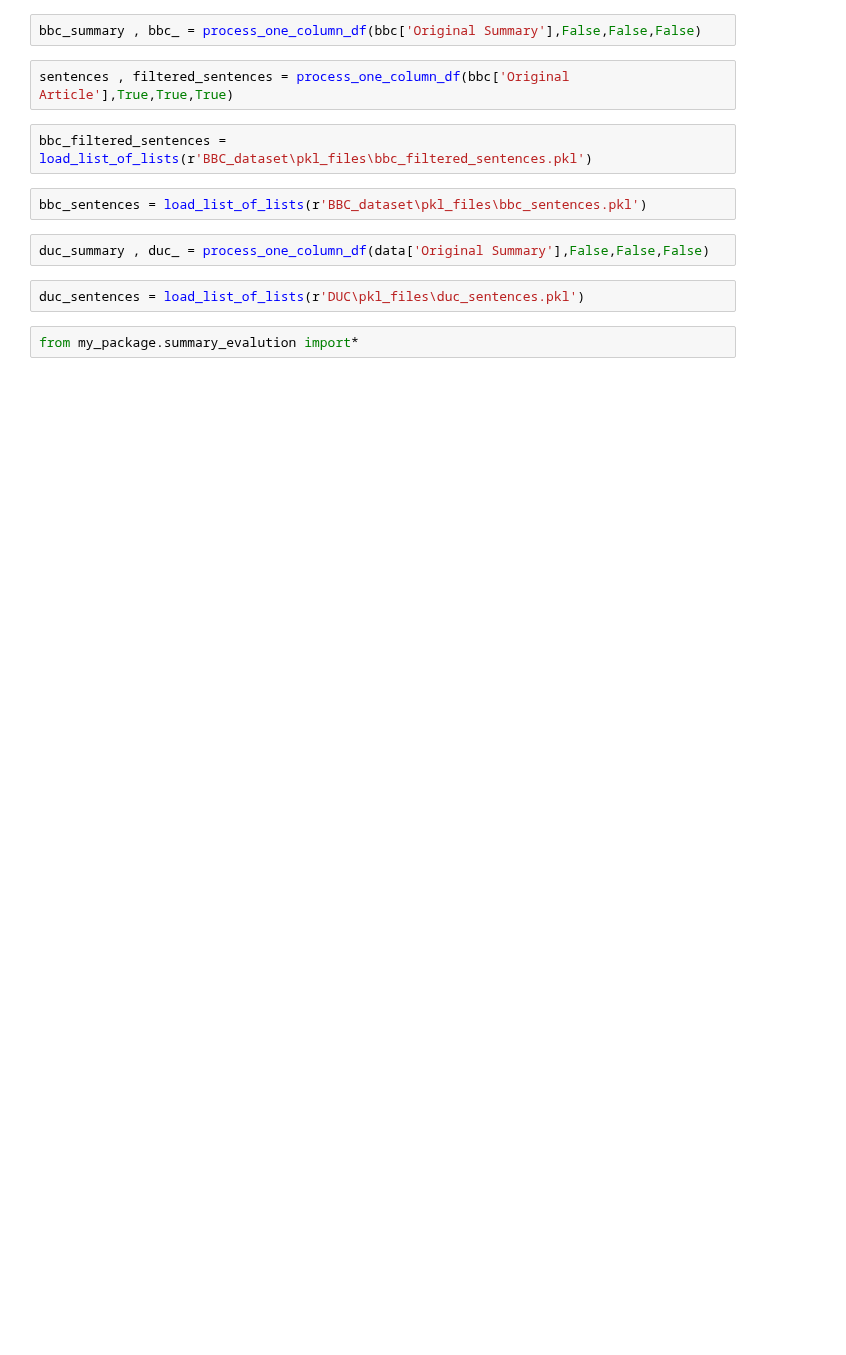
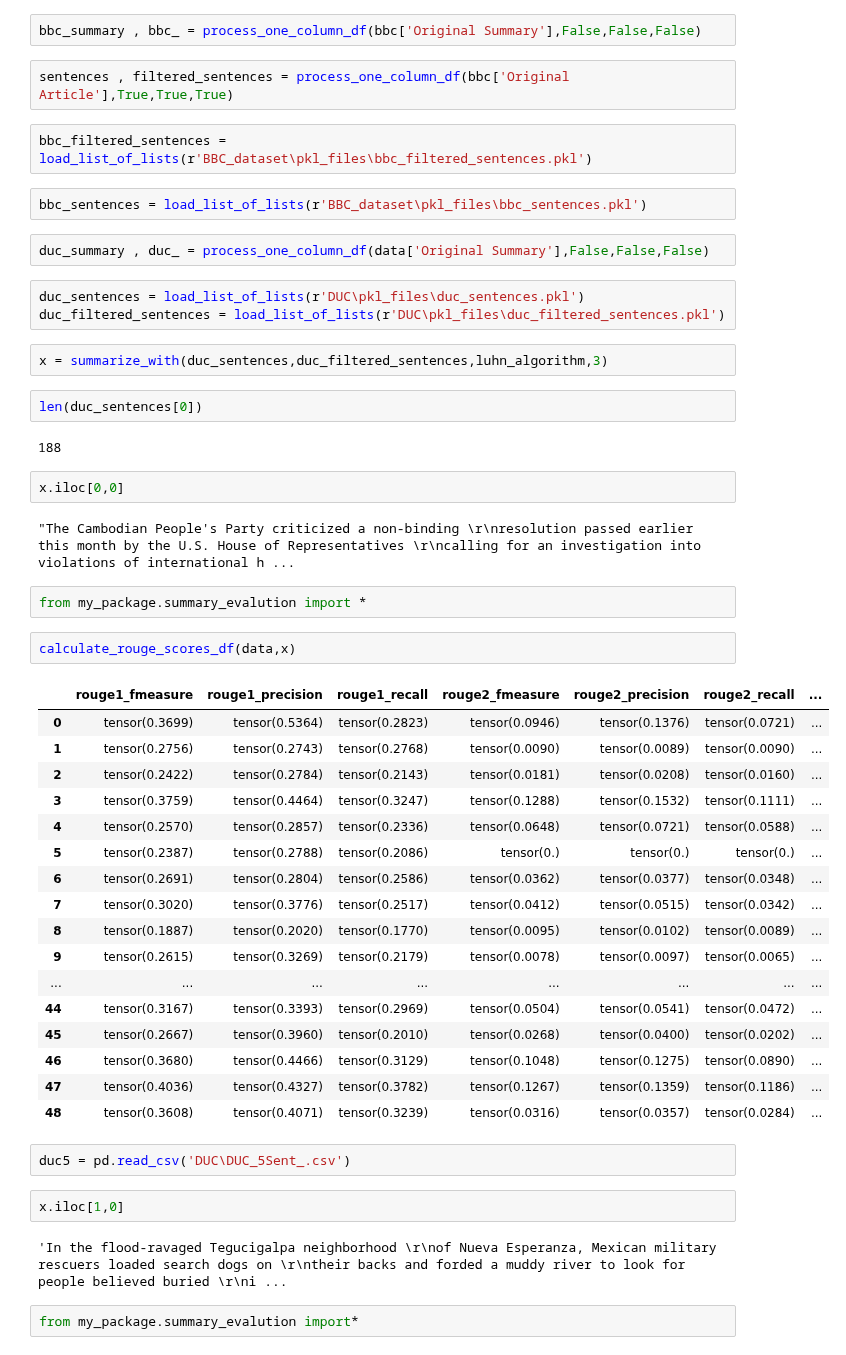
Before and after one commit to ZeyadMashhour/text_summarization, a Jupyter notebook: check_sentence_ratio.ipynb, the cells around one changed output. Drawn from its saved outputs; the diff is of its cells as text; blank space fills up the shorter version.

```diff
--- a/check_sentence_ratio.ipynb
+++ b/check_sentence_ratio.ipynb
@@ -28,5 +30,44 @@ bbc_sentences = load_list_of_lists(r'BBC_dataset\pkl_files\bbc_sentences.pkl')
 duc_summary , duc_ = process_one_column_df(data['Original Summary'],False,False,False)
 # %%
 duc_sentences = load_list_of_lists(r'DUC\pkl_files\duc_sentences.pkl')
+duc_filtered_sentences = load_list_of_lists(r'DUC\pkl_files\duc_filtered_sentences.pkl')
+# %%
+x = summarize_with(duc_sentences,duc_filtered_sentences,luhn_algorithm,3)
+# %%
+len(duc_sentences[0])
+# %% [output]
+188
+# %%
+x.iloc[0,0]
+# %% [output]
+"The Cambodian People's Party criticized a non-binding \r\nresolution passed earlier this month by the U.S. House of Representatives \r\ncalling for an investigation into violations of international h ...
+# %%
+from my_package.summary_evalution import *
+# %%
+calculate_rouge_scores_df(data,x)
+# %% [output]
+|  | rouge1_fmeasure | rouge1_precision | rouge1_recall | rouge2_fmeasure | rouge2_precision | rouge2_recall | ... |
+| 0 | tensor(0.3699) | tensor(0.5364) | tensor(0.2823) | tensor(0.0946) | tensor(0.1376) | tensor(0.0721) | ... |
+| 1 | tensor(0.2756) | tensor(0.2743) | tensor(0.2768) | tensor(0.0090) | tensor(0.0089) | tensor(0.0090) | ... |
+| 2 | tensor(0.2422) | tensor(0.2784) | tensor(0.2143) | tensor(0.0181) | tensor(0.0208) | tensor(0.0160) | ... |
+| 3 | tensor(0.3759) | tensor(0.4464) | tensor(0.3247) | tensor(0.1288) | tensor(0.1532) | tensor(0.1111) | ... |
+| 4 | tensor(0.2570) | tensor(0.2857) | tensor(0.2336) | tensor(0.0648) | tensor(0.0721) | tensor(0.0588) | ... |
+| 5 | tensor(0.2387) | tensor(0.2788) | tensor(0.2086) | tensor(0.) | tensor(0.) | tensor(0.) | ... |
+| 6 | tensor(0.2691) | tensor(0.2804) | tensor(0.2586) | tensor(0.0362) | tensor(0.0377) | tensor(0.0348) | ... |
+| 7 | tensor(0.3020) | tensor(0.3776) | tensor(0.2517) | tensor(0.0412) | tensor(0.0515) | tensor(0.0342) | ... |
+| 8 | tensor(0.1887) | tensor(0.2020) | tensor(0.1770) | tensor(0.0095) | tensor(0.0102) | tensor(0.0089) | ... |
+| 9 | tensor(0.2615) | tensor(0.3269) | tensor(0.2179) | tensor(0.0078) | tensor(0.0097) | tensor(0.0065) | ... |
+| ... | ... | ... | ... | ... | ... | ... | ... |
+| 44 | tensor(0.3167) | tensor(0.3393) | tensor(0.2969) | tensor(0.0504) | tensor(0.0541) | tensor(0.0472) | ... |
+| 45 | tensor(0.2667) | tensor(0.3960) | tensor(0.2010) | tensor(0.0268) | tensor(0.0400) | tensor(0.0202) | ... |
+| 46 | tensor(0.3680) | tensor(0.4466) | tensor(0.3129) | tensor(0.1048) | tensor(0.1275) | tensor(0.0890) | ... |
+| 47 | tensor(0.4036) | tensor(0.4327) | tensor(0.3782) | tensor(0.1267) | tensor(0.1359) | tensor(0.1186) | ... |
+| 48 | tensor(0.3608) | tensor(0.4071) | tensor(0.3239) | tensor(0.0316) | tensor(0.0357) | tensor(0.0284) | ... |
+# %%
+duc5 = pd.read_csv('DUC\DUC_5Sent_.csv')
+# %%
+x.iloc[1,0]
+# %% [output]
+'In the flood-ravaged Tegucigalpa neighborhood \r\nof Nueva Esperanza, Mexican military rescuers loaded search dogs on \r\ntheir backs and forded a muddy river to look for people believed buried \r\ni ...
 # %%
 from my_package.summary_evalution import*
```
Also changed, not shown: parts of 8 cells of this notebook, 1 other file.
